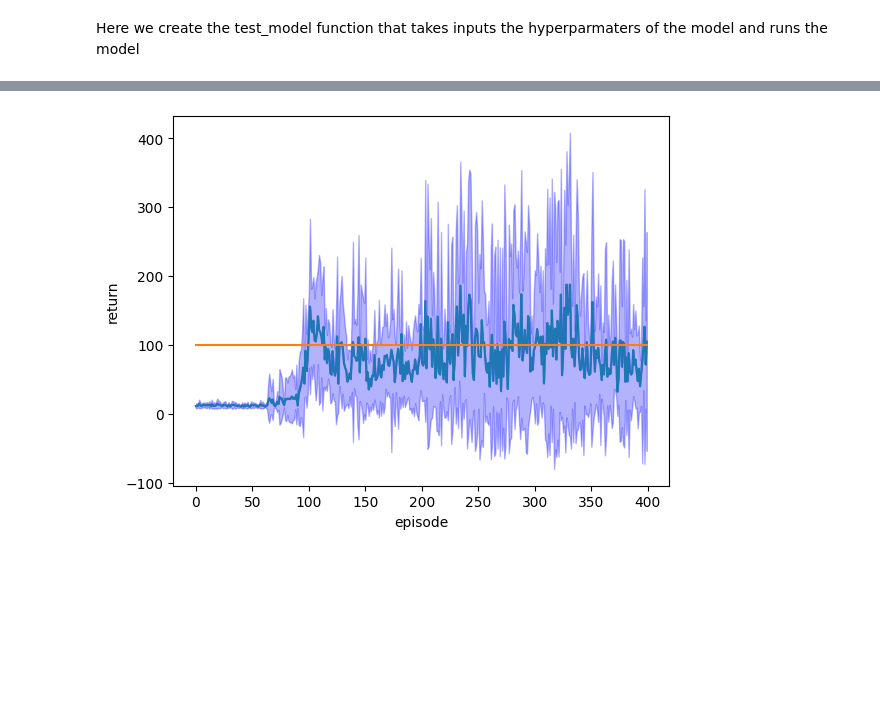
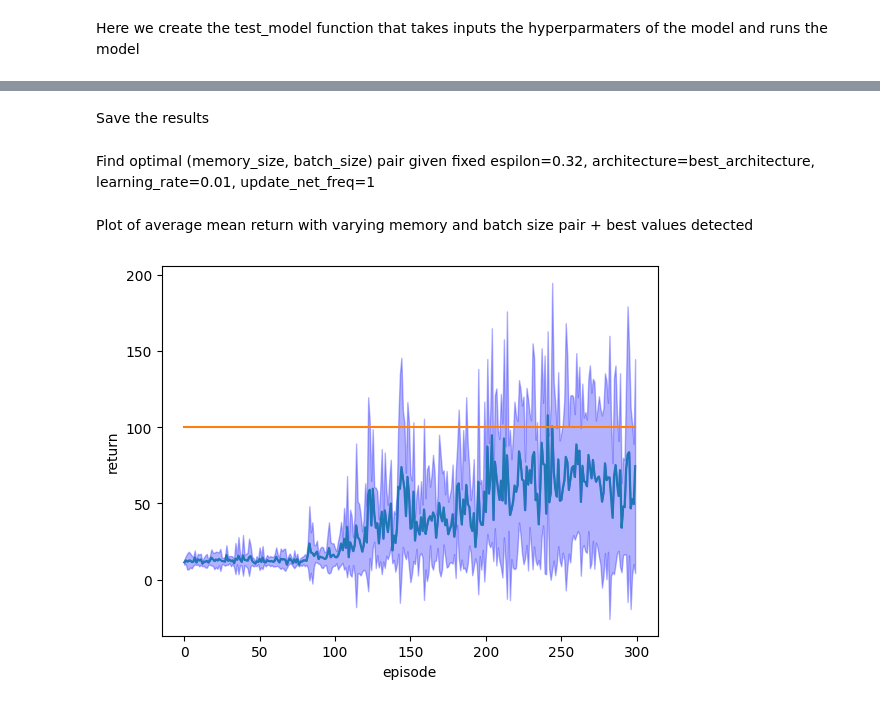
Before and after one commit to mitsides06/DQN-Hyperparameter-Tuning, a Jupyter notebook: coursework2.ipynb, the cells around one changed output, grey strips where cells are left out. Cells and saved outputs as stored; diff of their text form; code cells hidden in the pictures; blank space fills up the shorter version.

Commit message:
Hyperparameter tuning architecture@

```diff
--- a/coursework2.ipynb
+++ b/coursework2.ipynb
@@ -85,5 +82,3 @@ def test_model(episodes_num, runs_num, architecture, learning_rate, memory_size,
         runs_results.append(episode_durations)
     print('Complete')
     return runs_results
-# %%
-runs_results = test_model(episodes_num=400, runs_num=10, architecture=[4,32,32,2], learning_rate=0.01, memory_size=20000, batch_size=1000, epsilon=0.35, update_net_freq=1)
@@ -107,0 +139,2 @@ Complete
+# %% [markdown]
+Save the results
@@ -107,0 +150,2 @@ Complete
+# %% [markdown]
+Find optimal (memory_size, batch_size) pair given fixed espilon=0.32, architecture=best_architecture, learning_rate=0.01, update_net_freq=1
@@ -107,0 +164,2 @@ Complete
+# %% [markdown]
+Plot of average mean return with varying memory and batch size pair + best values detected
@@ -108,20 +185,20 @@ Complete
 # %%
 # Plotting the learning curve
 # Placeholder plot, you are free to modify it
 
 results = torch.tensor(runs_results)
 means = results.float().mean(0)
 stds = results.float().std(0)
-constant = [100] * 400
-plt.plot(torch.arange(400), means)
-plt.plot(torch.arange(400), constant)
+constant = [100] * 300
+plt.plot(torch.arange(300), means)
+plt.plot(torch.arange(300), constant)
 plt.ylabel("return")
 plt.xlabel("episode")
-plt.fill_between(np.arange(400), means, means+stds, alpha=0.3, color='b')
-plt.fill_between(np.arange(400), means, means-stds, alpha=0.3, color='b')
+plt.fill_between(np.arange(300), means, means+stds, alpha=0.3, color='b')
+plt.fill_between(np.arange(300), means, means-stds, alpha=0.3, color='b')
 plt.show()
 # %% [output]
-[figure, old version]
+[figure, new version]
 # %%
 # Visualising the greedy Q-values for a stationary cart in the middle of the track
 # 2D plot showing policy as a function of pole angle and angular velocity (omega)
```
Also changed, not shown: parts of 9 cells of this notebook.
